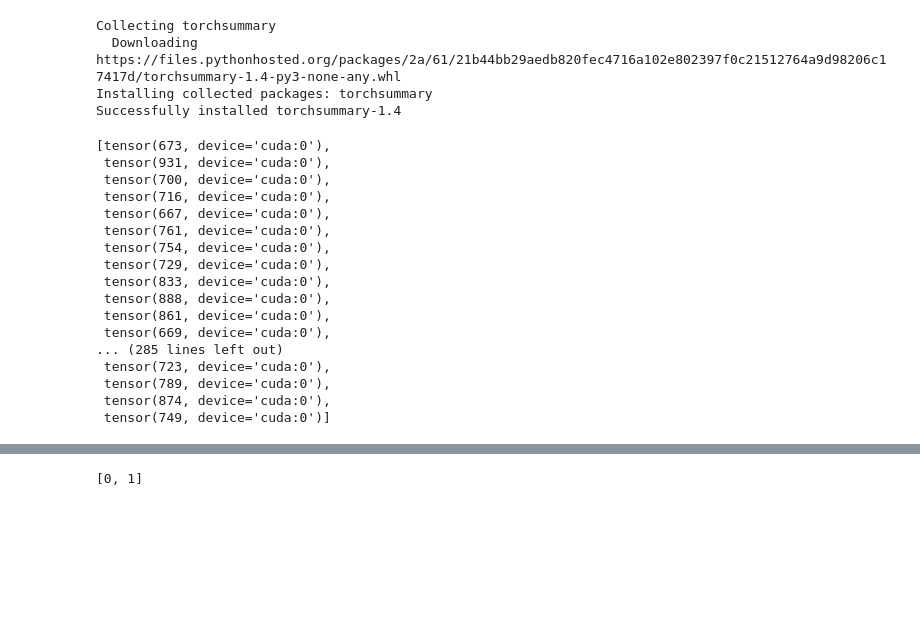
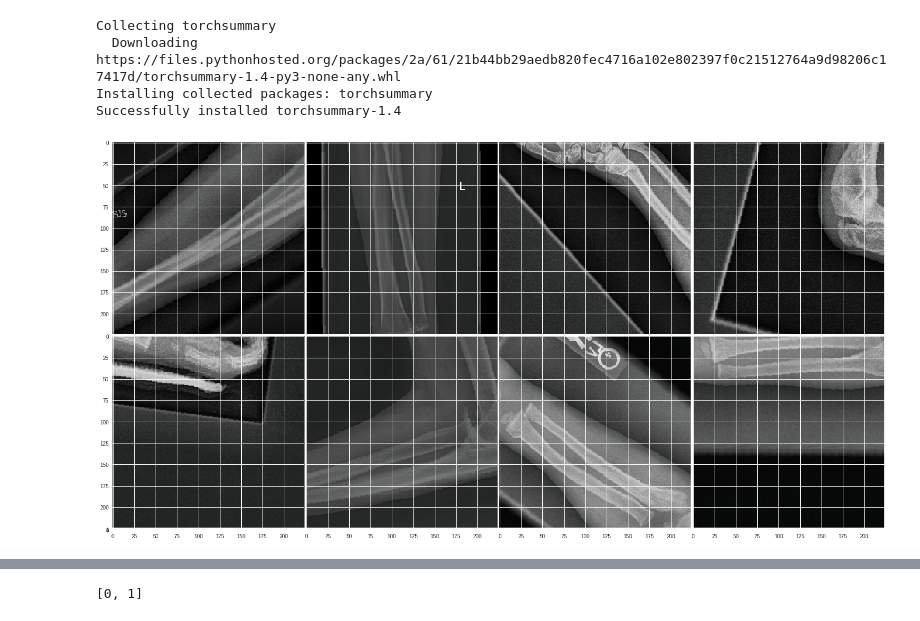
Before and after one commit to stanimman/Simple, a Jupyter notebook: Mura_All_Study_type.ipynb, the cells around one changed output, grey strips where cells are left out. Cells and saved outputs as stored; diff of their text form; code cells hidden in the pictures; blank space fills up the shorter version.

```diff
--- a/Mura_All_Study_type.ipynb
+++ b/Mura_All_Study_type.ipynb
@@ -724,7 +724,7 @@ for inputs1, labels1, Id1 in dataloaders['val']:
                 _, preds1 = torch.max(outputs1, 1)
                 pred_list_dense.extend(preds1.cpu().numpy())
                 label_list_dense.extend(labels1.data)
-                Id_list.extend(Id1.data)
+                Id_list_dense.extend(Id1.data)
                 softmax_list.extend(softmax1(outputs1.cpu().detach().numpy(),axis =1))
                 image_list_dense.extend(inputs1)
                 #outputs2 = model_res(inputs1)
@@ -732,25 +732,51 @@ for inputs1, labels1, Id1 in dataloaders['val']:
                     #print(outputs.shape)
                 #_, preds2 = torch.max(outputs2, 1)
                 #pred_list_res.extend(preds2.cpu().numpy())
-# %%
-Id_list
-# %% [output]
-[tensor(673, device='cuda:0'),
- tensor(931, device='cuda:0'),
- tensor(700, device='cuda:0'),
- tensor(716, device='cuda:0'),
- tensor(667, device='cuda:0'),
- tensor(761, device='cuda:0'),
- tensor(754, device='cuda:0'),
- tensor(729, device='cuda:0'),
- tensor(833, device='cuda:0'),
- tensor(888, device='cuda:0'),
- tensor(861, device='cuda:0'),
- tensor(669, device='cuda:0'),
-... (285 lines left out)
- tensor(723, device='cuda:0'),
- tensor(789, device='cuda:0'),
- tensor(874, device='cuda:0'),
- tensor(749, device='cuda:0')]
+# %%
+incorrect_list = [663,668,676,677,685,686,688,689,690,691,705,706,714,715,720,721,728,730,739,740,747,755,760,761,768,769,771,780,781,784,785,786,787,790,791,792,796,797,800,801,808,809,810]
+#i.index if i isin(incorrect_list) for i in incorrect_list
+index_list = []
+for k in incorrect_list :
+  for i, j in enumerate(Id_list) :
+    if k == j :
+      index_list.append(i)
+# %%
+Image_index_list = [image_list_dense[i] for i in index_list ]
+Image_right_Index = []
+# %%
+## imshow works when we have transformed the image using some transformation
+def imshow(axis, inp):
+    """Denormalize and show"""
+    inp = inp.numpy().transpose((1, 2, 0)) ## This line of code corrects the dimension issue that occurs during transformation
+    mean = np.array([0.485, 0.456, 0.406])
+    std = np.array([0.229, 0.224, 0.225])
+    inp = std * inp + mean
+    inp = np.clip(inp, 0, 1)
+    axis.imshow(inp)
+
+
+def viewimage(image_list):
+    """ Function to view first 10 images from Dataset with Image and label.	"""
+    ct = 0
+    fig = plt.figure(1, figsize=(26, 44))
+    grid = ImageGrid(fig, 111, nrows_ncols=(3, 4), axes_pad=0.05)
+    for i in range(len(image_list)):
+        #if diff[i] != 0 :
+
+          img = image_list[i].cpu()
+
+
+          #img2 = img.crop((100,0,280,512))
+          #print(diff[i])
+          ax = grid[ct]
+          imshow(ax,img)
+          ct += 1
+          #ax.imshow(np.asarray(img))
+          if ct == 8 :
+            break
+
+viewimage(Image_index_list)
+# %% [output]
+[figure, added]
 # %%
 outputs1
```
Also changed, not shown: parts of 10 cells of this notebook.
